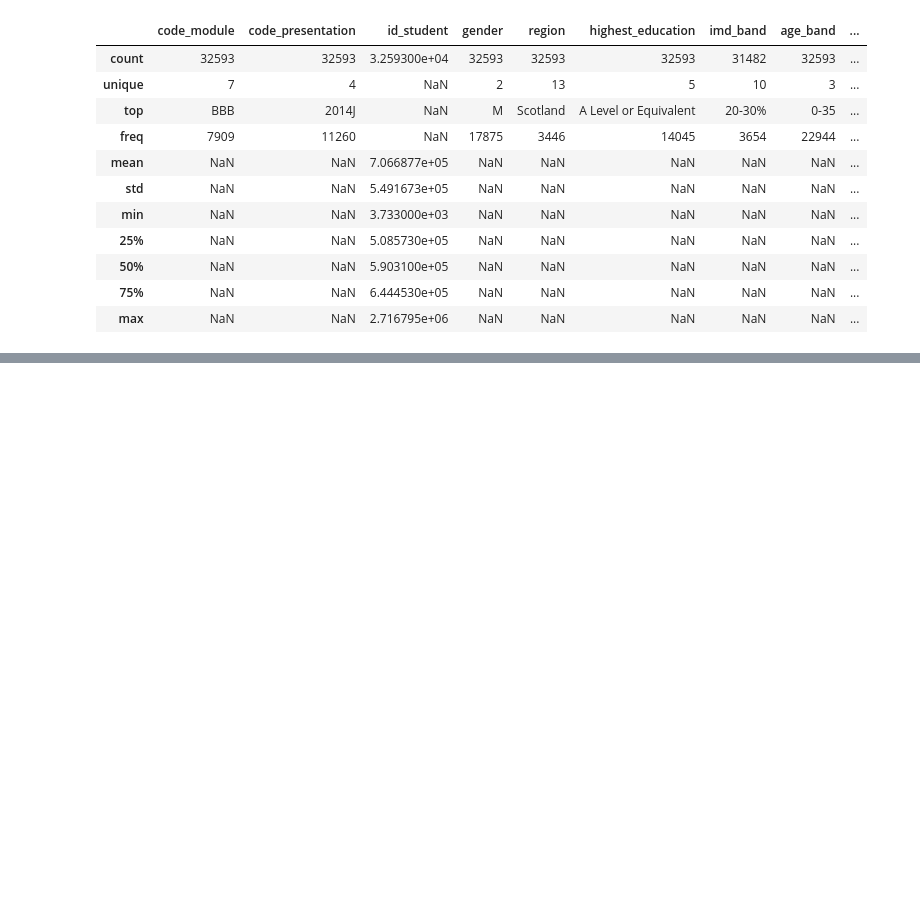
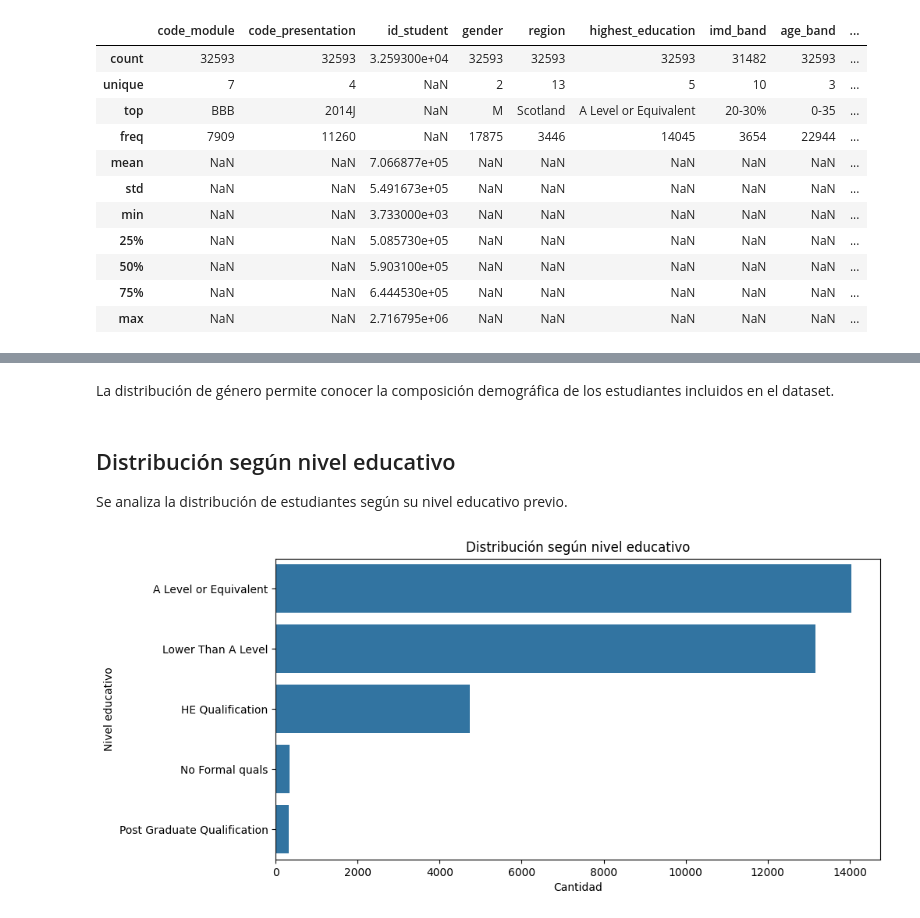
Before and after one commit to BrianFernandoAguinsacaLoarte/Proyecto-Asignatura-Machine-Learning, a Jupyter notebook: notebooks/ProyectoAvanceSemana5.ipynb, the cells around one changed output, grey strips where cells are left out. Drawn from its saved outputs; the diff is of its cells as text; code cells hidden in the pictures; blank space fills up the shorter version.

```diff
--- a/notebooks/ProyectoAvanceSemana5.ipynb
+++ b/notebooks/ProyectoAvanceSemana5.ipynb
@@ -177,0 +311,23 @@ df_encoded.to_csv("../data-preparada/dataset_preparado.csv", index=False)
+# %% [markdown]
+La distribución de género permite conocer la composición demográfica de los estudiantes incluidos en el dataset.
+# %% [markdown]
+## Distribución según nivel educativo
+
+Se analiza la distribución de estudiantes según su nivel educativo previo.
+# %%
+# Distribución por nivel educativo
+plt.figure(figsize=(10,5))
+
+sns.countplot(
+    y='highest_education',
+    data=df_clean,
+    order=df_clean['highest_education'].value_counts().index
+)
+
+plt.title('Distribución según nivel educativo')
+plt.xlabel('Cantidad')
+plt.ylabel('Nivel educativo')
+
+plt.show()
+# %% [output]
+[figure, added]
```
Also changed, not shown: parts of 94 cells of this notebook, 1 other file.
